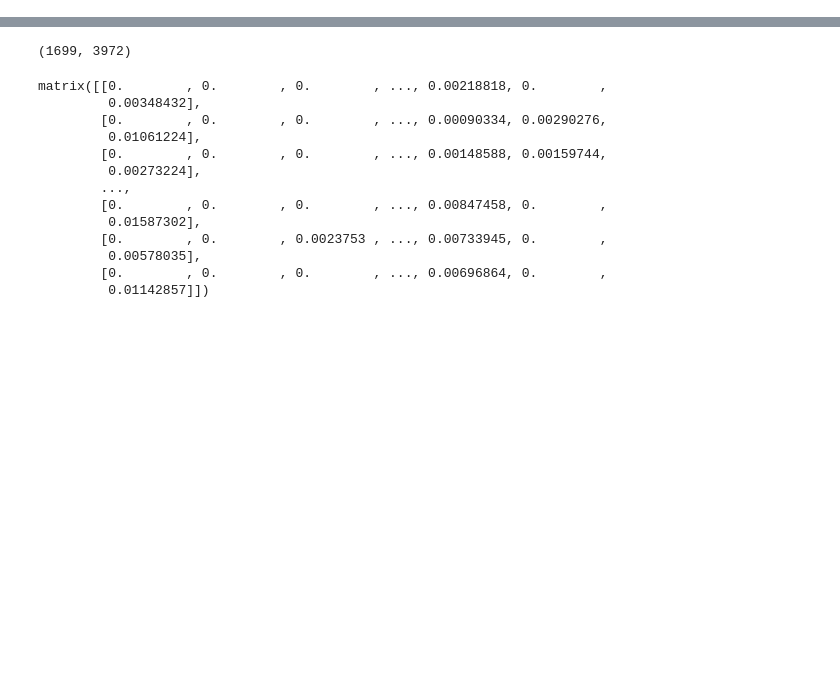
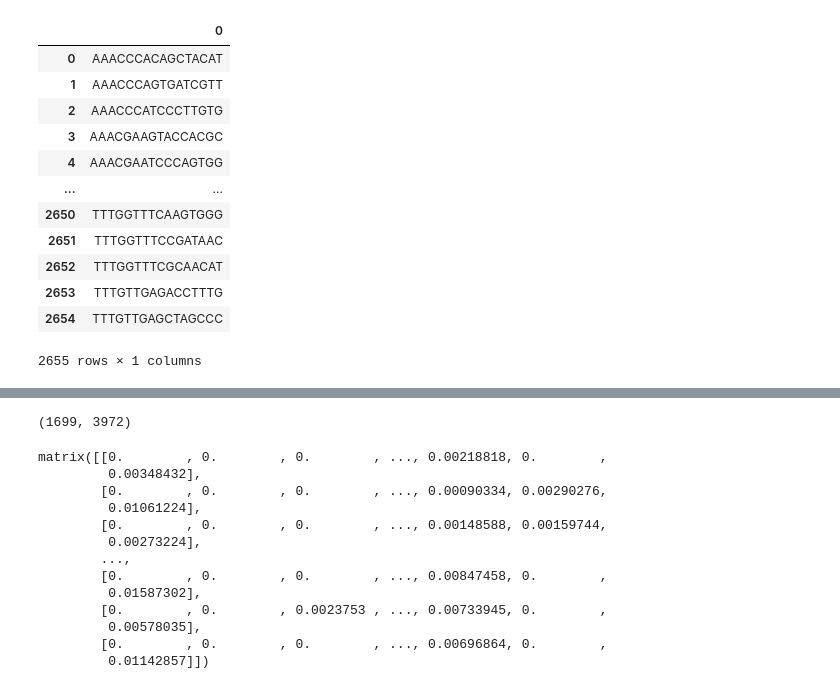
Before and after one commit to juychen/treevaerient, a Jupyter notebook: utils/data_test copy.ipynb, the cells around one changed output, grey strips where cells are left out. Drawn from its saved outputs; the diff is of its cells as text; code cells hidden in the pictures; blank space fills up the shorter version.

```diff
--- a/utils/data_test copy.ipynb
+++ b/utils/data_test copy.ipynb
@@ -7,0 +16,16 @@ from scipy.io import mmread
+# %%
+sample_name
+# %% [output]
+|  | 0 |
+| 0 | AAACCCACAGCTACAT |
+| 1 | AAACCCAGTGATCGTT |
+| 2 | AAACCCATCCCTTGTG |
+| 3 | AAACGAAGTACCACGC |
+| 4 | AAACGAATCCCAGTGG |
+| ... | ... |
+| 2650 | TTTGGTTTCAAGTGGG |
+| 2651 | TTTGGTTTCCGATAAC |
+| 2652 | TTTGGTTTCGCAACAT |
+| 2653 | TTTGTTGAGACCTTTG |
+| 2654 | TTTGTTGAGCTAGCCC |
+2655 rows × 1 columns
```
Also changed, not shown: parts of 10 cells of this notebook, 3 other files.
